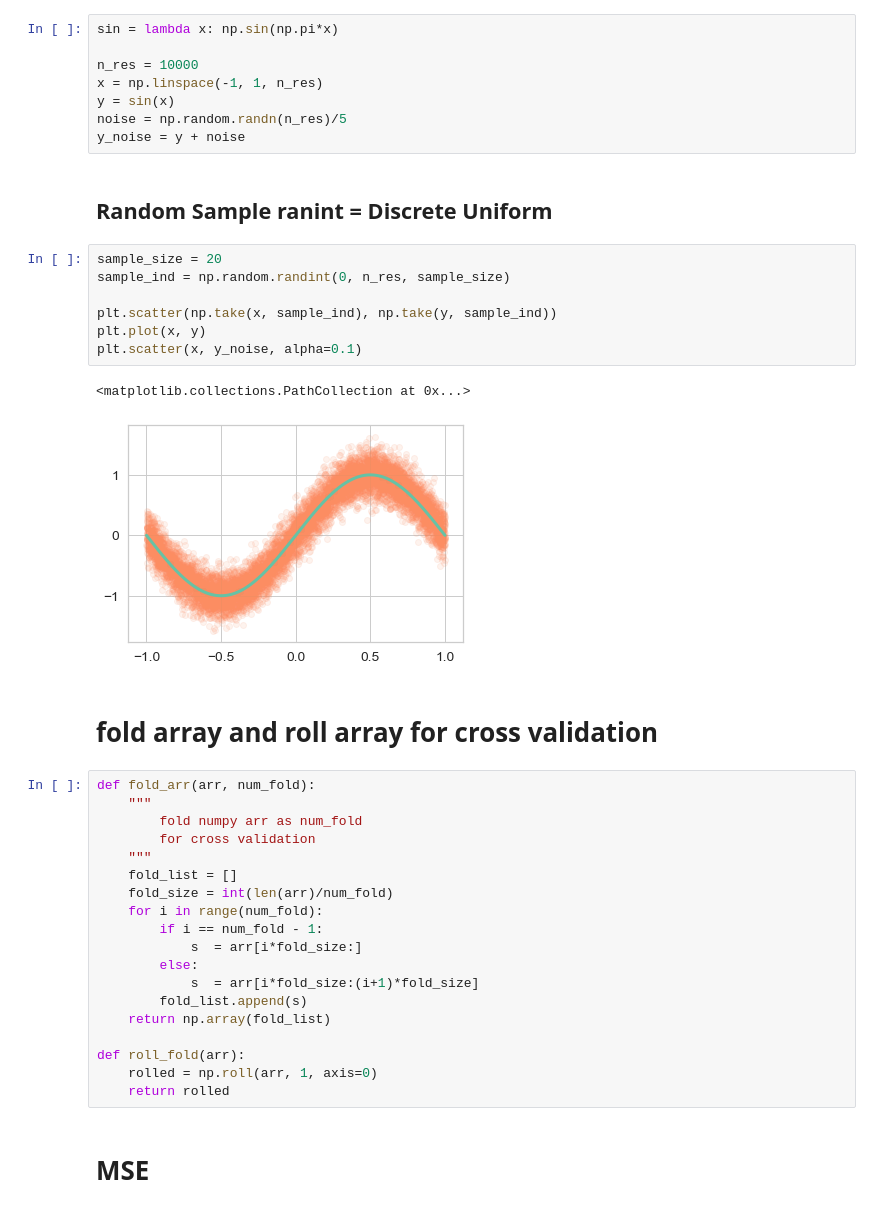
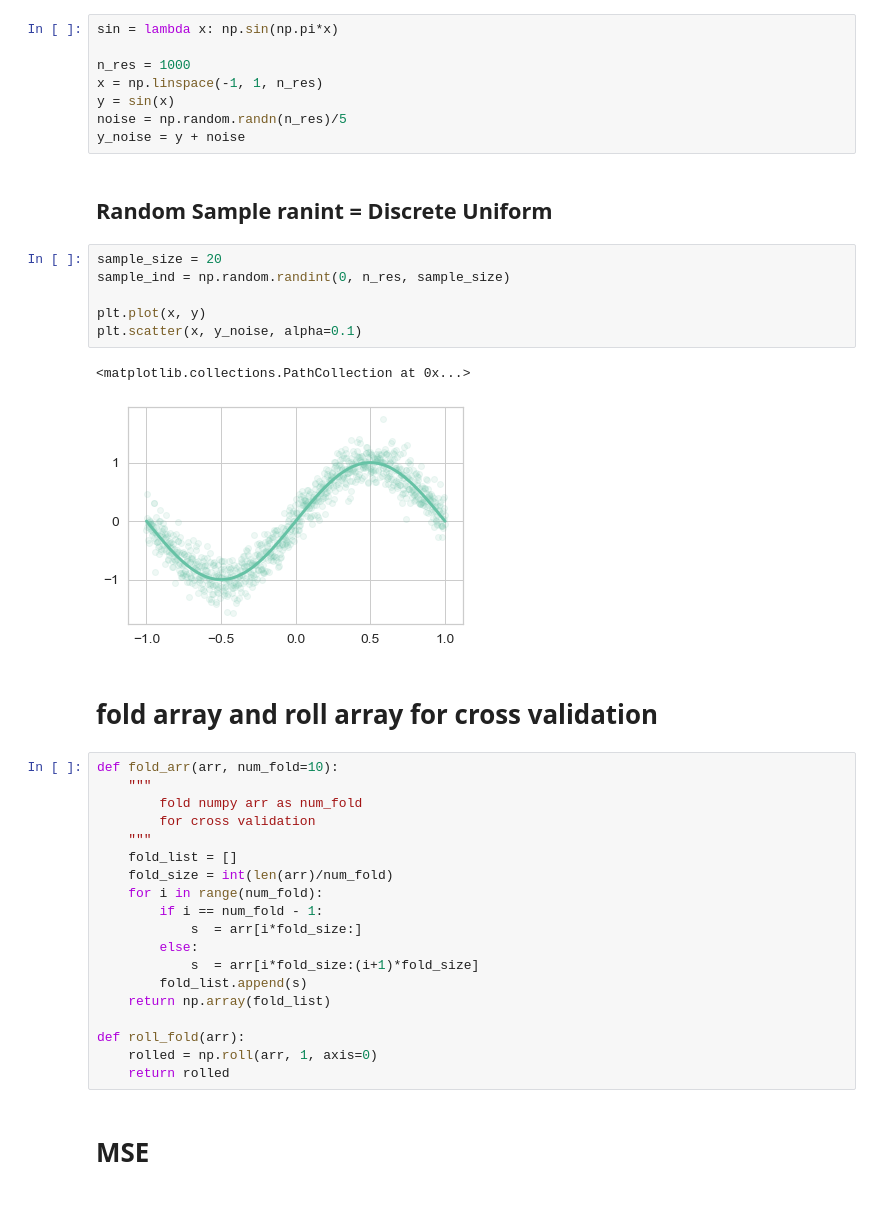
Before and after one commit to chuan-khuna/Datamining, a Jupyter notebook: CrossValidation/cross_validation.ipynb, the cells around one changed output. Drawn from its saved outputs; the diff is of its cells as text.

Commit message:
fixed fold bug

```diff
--- a/CrossValidation/cross_validation.ipynb
+++ b/CrossValidation/cross_validation.ipynb
@@ -18,7 +18,7 @@ sns.set_context('notebook', font_scale=1.25, rc={"lines.linewidth": 3})
 # %%
 sin = lambda x: np.sin(np.pi*x)
 
-n_res = 10000
+n_res = 1000
 x = np.linspace(-1, 1, n_res)
 y = sin(x)
 noise = np.random.randn(n_res)/5
@@ -28,17 +28,16 @@ y_noise = y + noise
 # %%
 sample_size = 20
 sample_ind = np.random.randint(0, n_res, sample_size)
 
-plt.scatter(np.take(x, sample_ind), np.take(y, sample_ind))
 plt.plot(x, y)
 plt.scatter(x, y_noise, alpha=0.1)
 # %% [output]
 <matplotlib.collections.PathCollection at 0x...>
-[figure, old version]
+[figure, new version]
 # %% [markdown]
 # fold array and roll array for cross validation
 # %%
-def fold_arr(arr, num_fold):
+def fold_arr(arr, num_fold=10):
     """
         fold numpy arr as num_fold
         for cross validation
```
Also changed, not shown: parts of 6 cells of this notebook.
